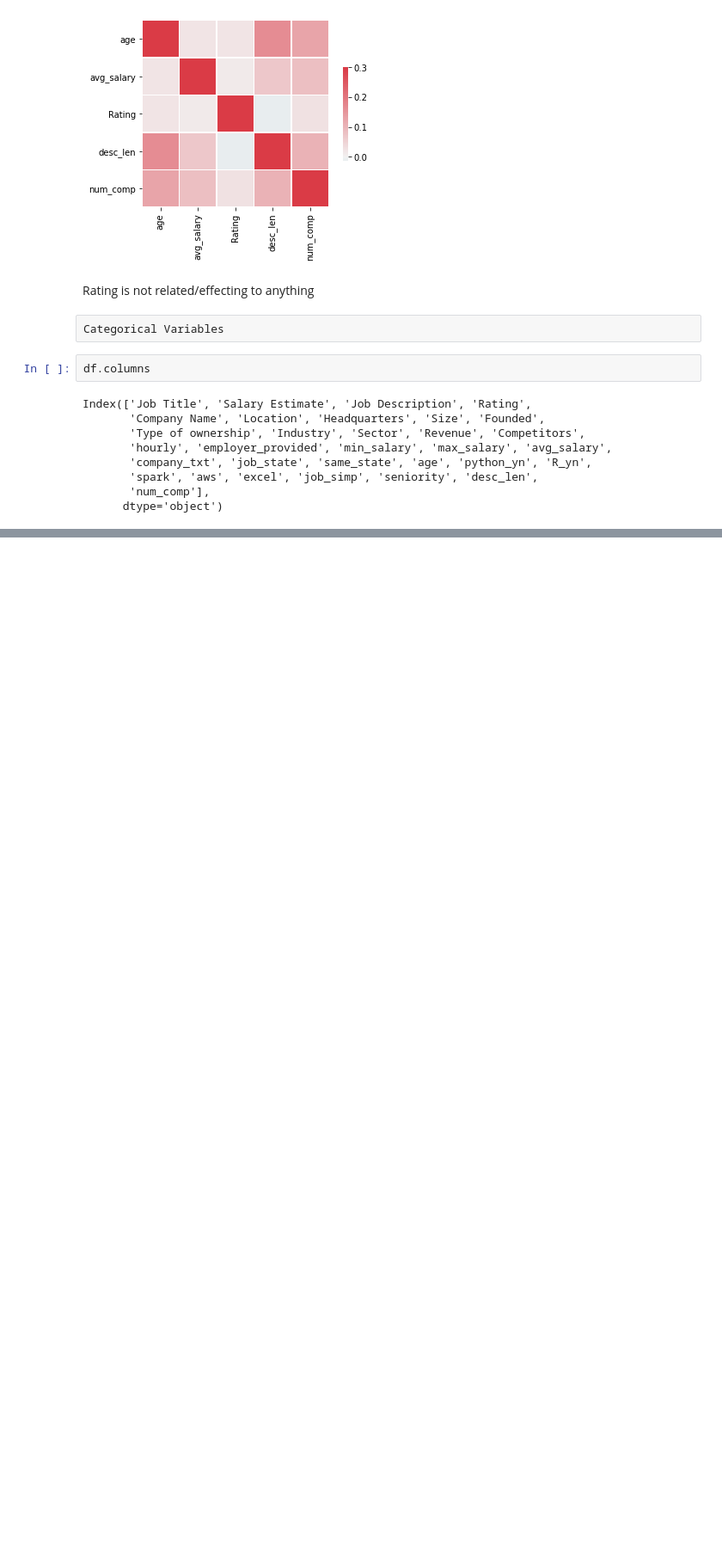
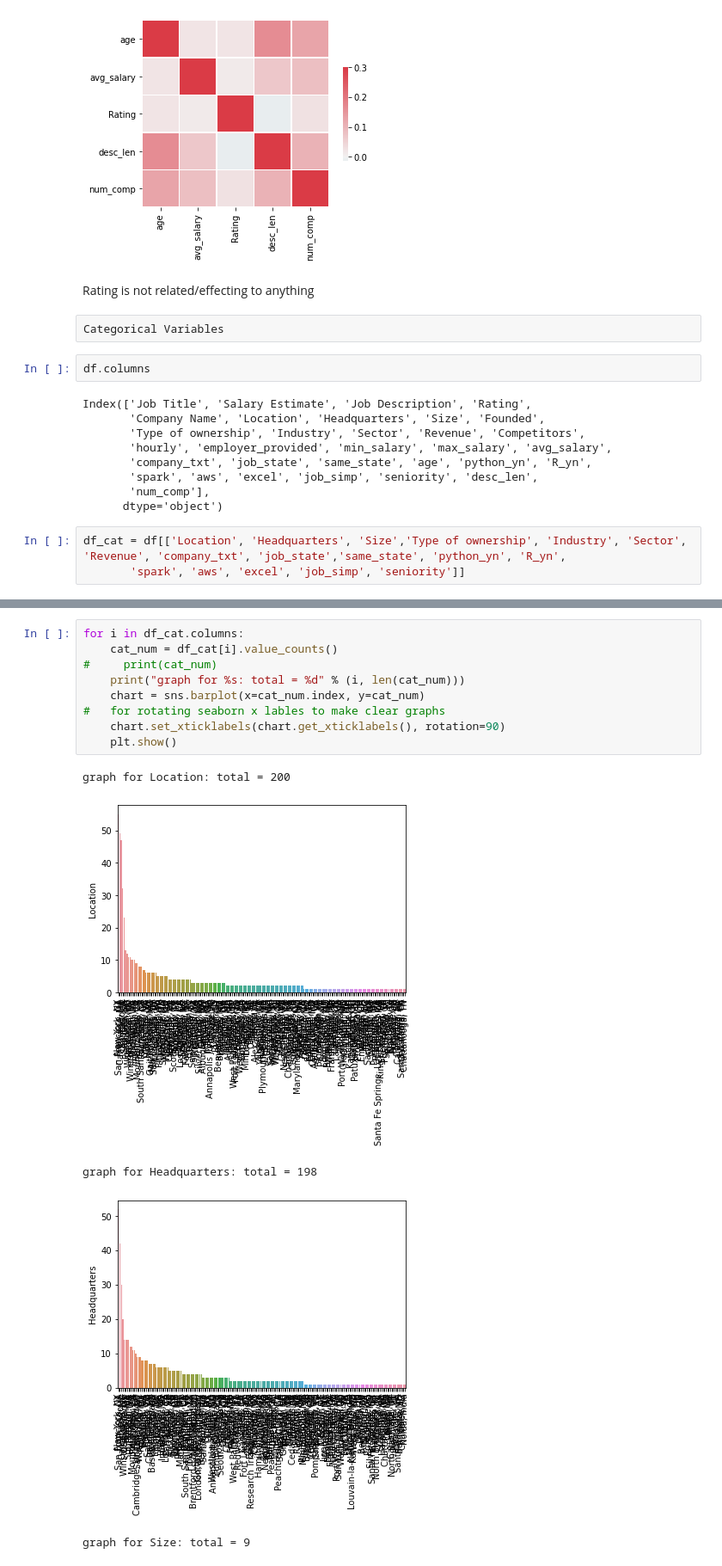
Before and after one commit to ayushjain9/Glassdoor_Salary, a Jupyter notebook: data_eda.ipynb, the cells around one changed output, grey strips where cells are left out. Shown: that part at 86% size. Saved outputs shown, nothing was run; the diff lists cells and outputs as text; blank space fills up the shorter version.

Commit message:
Visualisation completed

```diff
--- a/data_eda.ipynb
+++ b/data_eda.ipynb
@@ -303,3 +303,6 @@ Index(['Job Title', 'Salary Estimate', 'Job Description', 'Rating',
        'spark', 'aws', 'excel', 'job_simp', 'seniority', 'desc_len',
        'num_comp'],
       dtype='object')
+# %%
+df_cat = df[['Location', 'Headquarters', 'Size','Type of ownership', 'Industry', 'Sector', 'Revenue', 'company_txt', 'job_state','same_state', 'python_yn', 'R_yn',
+       'spark', 'aws', 'excel', 'job_simp', 'seniority']]
@@ -305,0 +311,15 @@ Index(['Job Title', 'Salary Estimate', 'Job Description', 'Rating',
+# %%
+for i in df_cat.columns:
+    cat_num = df_cat[i].value_counts()
+#     print(cat_num)
+    print("graph for %s: total = %d" % (i, len(cat_num)))
+    chart = sns.barplot(x=cat_num.index, y=cat_num)
+#   for rotating seaborn x lables to make clear graphs
+    chart.set_xticklabels(chart.get_xticklabels(), rotation=90)
+    plt.show()
+# %% [output]
+graph for Location: total = 200
+[figure, added]
+graph for Headquarters: total = 198
+[figure, added]
+graph for Size: total = 9
```
Also changed, not shown: parts of 27 cells of this notebook.
